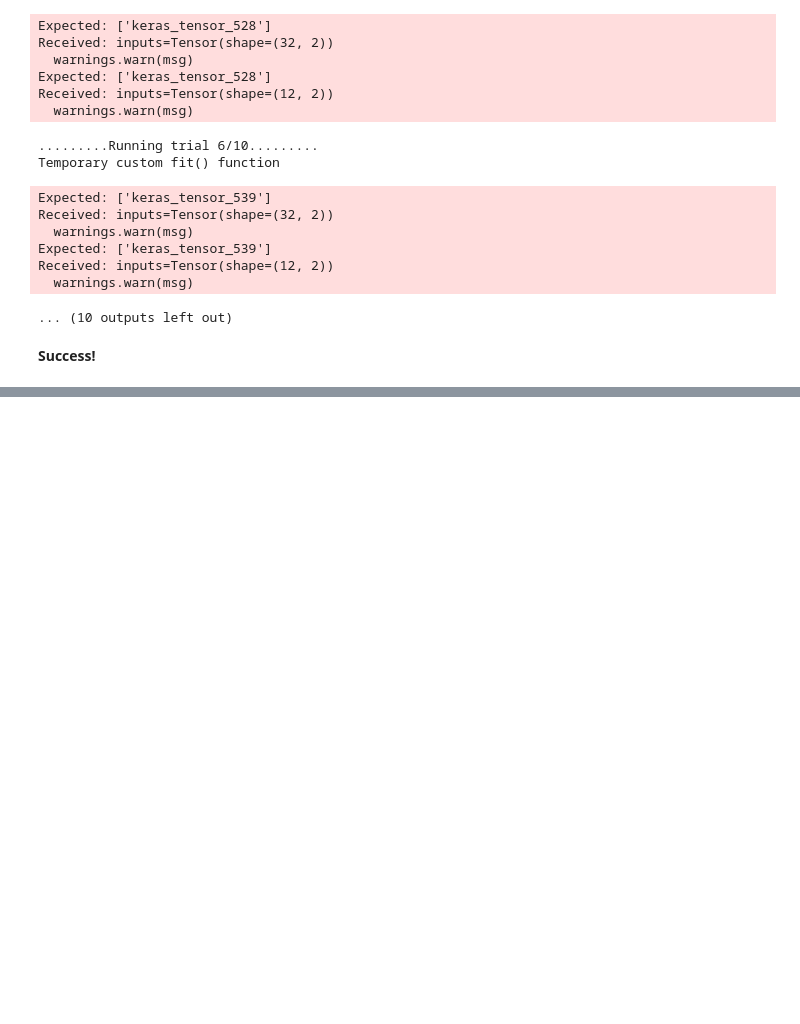
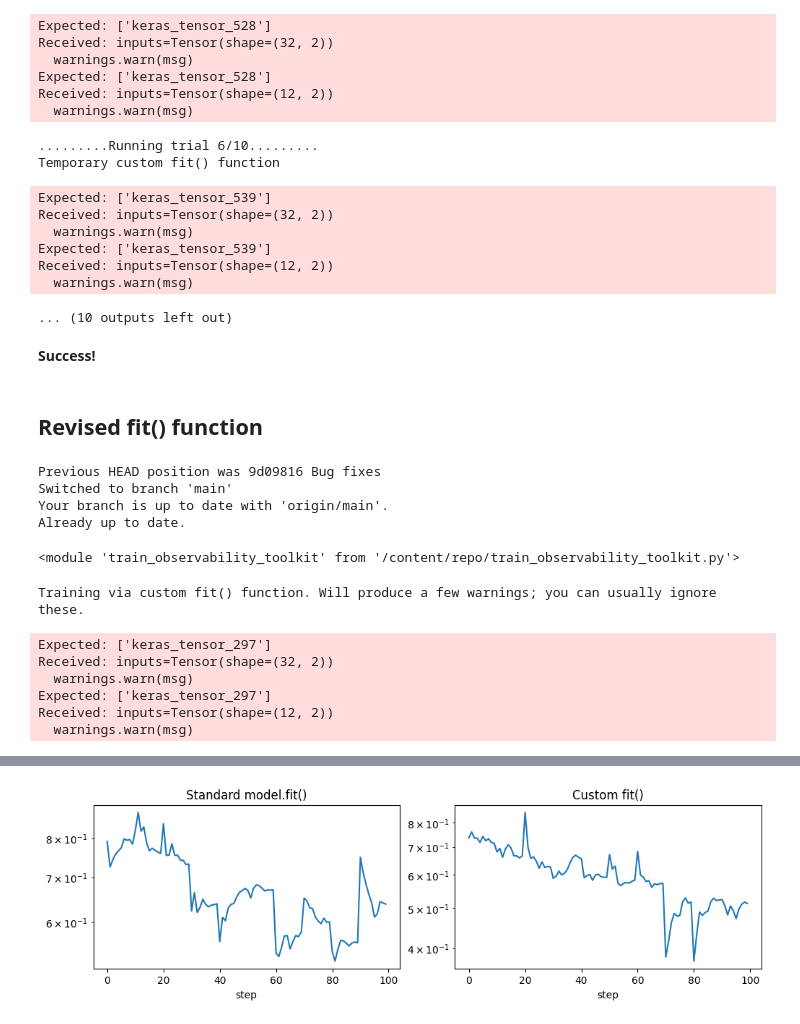
Before and after one commit to malcolmlett/training-instrumentation-toolkit, a Jupyter notebook: Learning_visualisations_v13_customFit.ipynb, the cells around one changed output, grey strips where cells are left out. Cells and saved outputs as stored; diff of their text form; code cells hidden in the pictures; blank space fills up the shorter version.

Commit message:
Updated to use new version of tot.fit() - now produces equivalent learning curves

```diff
--- a/Learning_visualisations_v13_customFit.ipynb
+++ b/Learning_visualisations_v13_customFit.ipynb
@@ -1446,13 +1455,6 @@ def _gradient_returning_train_step(model, monitoring_model, x, y, sample_weight,
 
     return metrics, trainable_grads, output_grads, layer_outputs
 
-# standard model.fit()
-model_std = binary_classification_model('he_normal')
-model_std.compile(optimizer='adam', loss='binary_crossentropy')
-train_X, train_Y, _, _ = binary_classification_dataset()
-dataset = tf.data.Dataset.from_tensor_slices((train_X, train_Y))
-history_std = model_std.fit(dataset.batch(32), epochs=10, verbose=0, callbacks=[tot.LessVerboseProgressLogger(), tot.HistoryStats(per_step=True)])
-
 # custom fit()
 model_cust = binary_classification_model('he_normal')
 model_cust.compile(optimizer='adam', loss='binary_crossentropy')
@@ -1553,3 +1555,36 @@ Received: inputs=Tensor(shape=(12, 2))
 ... (10 outputs left out)
 # %% [markdown]
 **Success!**
+# %% [markdown]
+## Revised fit() function
+# %%
+# update to later codebase
+#!cd repo && git checkout 9d09816
+!cd repo && git checkout main
+!cd repo && git pull
+
+import train_observability_toolkit as tot
+reload(tot)
+# %% [output]
+Previous HEAD position was 9d09816 Bug fixes
+Switched to branch 'main'
+Your branch is up to date with 'origin/main'.
+Already up to date.
+<module 'train_observability_toolkit' from '/content/repo/train_observability_toolkit.py'>
+# %%
+# new tot.fit()
+model_cust = binary_classification_model('he_normal')
+model_cust.compile(optimizer='adam', loss='binary_crossentropy')
+train_X, train_Y, _, _ = binary_classification_dataset()
+dataset = tf.data.Dataset.from_tensor_slices((train_X, train_Y))
+history_cust = tot.fit(model_cust, dataset.batch(32), epochs=10, verbose=0, callbacks=[tot.LessVerboseProgressLogger(), tot.HistoryStats(per_step=True)])
+
+plot_fits(history_std, history_cust)
+# %% [output]
+Training via custom fit() function. Will produce a few warnings; you can usually ignore these.
+Expected: ['keras_tensor_297']
+Received: inputs=Tensor(shape=(32, 2))
+  warnings.warn(msg)
+Expected: ['keras_tensor_297']
+Received: inputs=Tensor(shape=(12, 2))
+  warnings.warn(msg)
@@ -1555,0 +1601 @@ Received: inputs=Tensor(shape=(12, 2))
+[figure, added]
```
Also changed, not shown: parts of 6 cells of this notebook.
